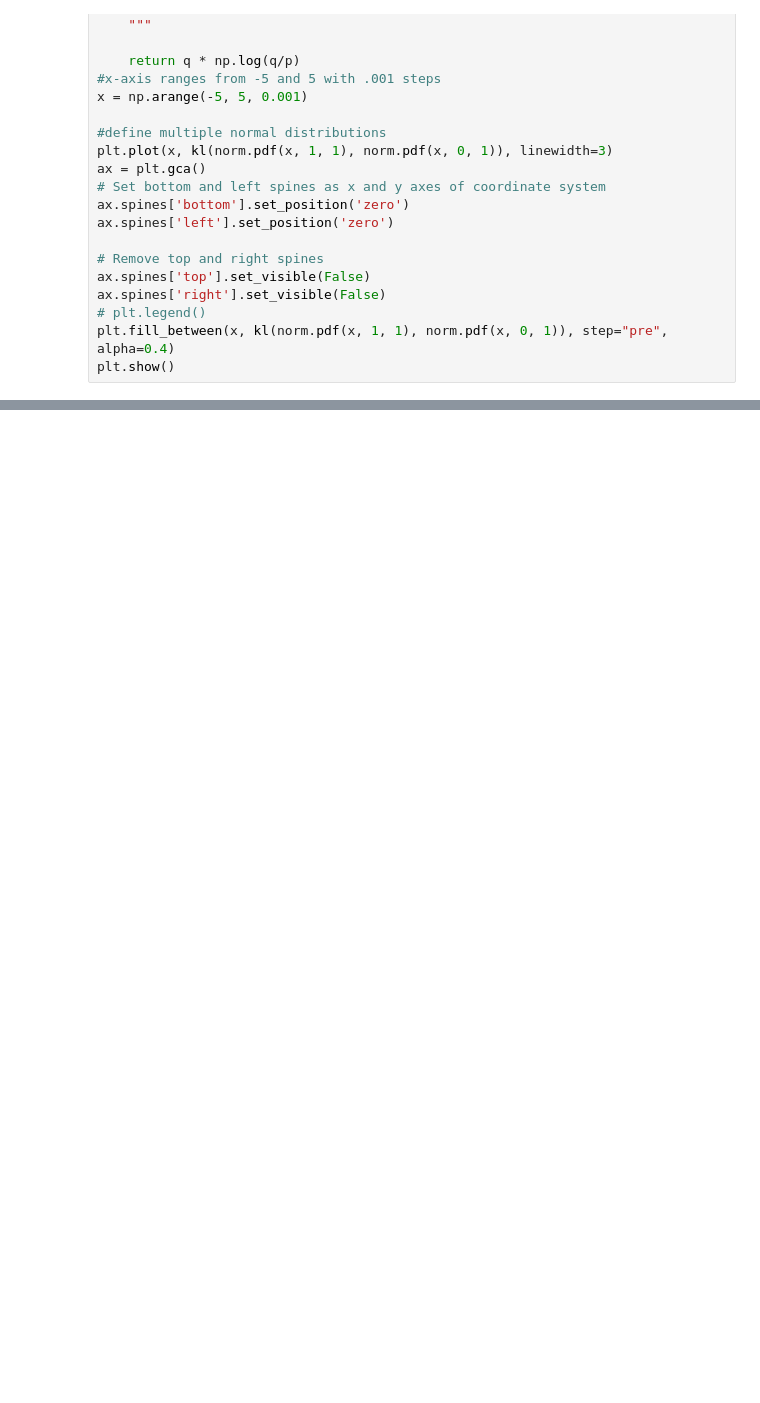
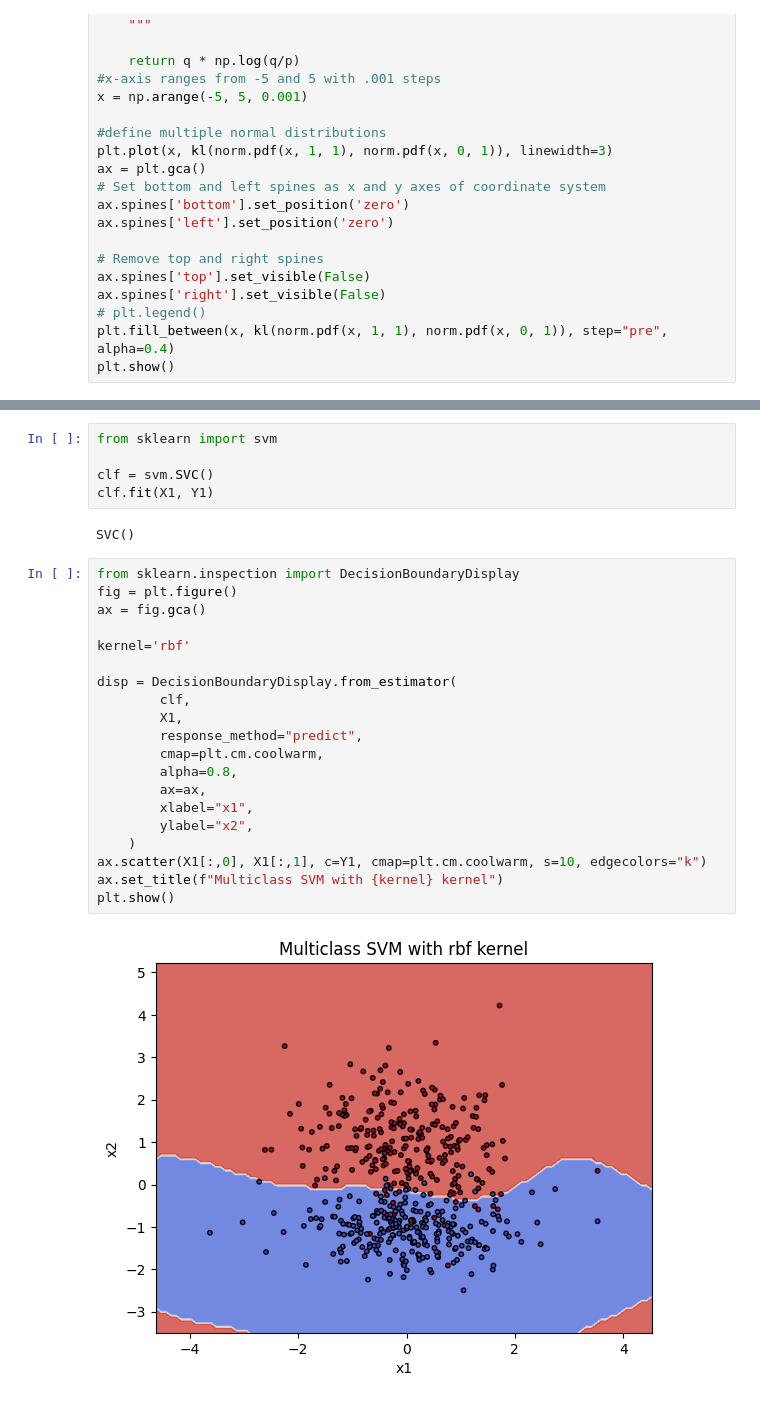
Before and after one commit to BastianSpatz/Deep-Bayesian-Active-Learning-for-Covid-19, a Jupyter notebook: notebooks/visualization.ipynb, the cells around one changed output, grey strips where cells are left out. Saved outputs shown, nothing was run; the diff lists cells and outputs as text; blank space fills up the shorter version.

```diff
--- a/notebooks/visualization.ipynb
+++ b/notebooks/visualization.ipynb
@@ -354,0 +303,29 @@ plt.show()
+# %%
+from sklearn import svm
+
+clf = svm.SVC()
+clf.fit(X1, Y1)
+# %% [output]
+SVC()
+# %%
+from sklearn.inspection import DecisionBoundaryDisplay
+fig = plt.figure()
+ax = fig.gca()
+
+kernel='rbf'
+
+disp = DecisionBoundaryDisplay.from_estimator(
+        clf,
+        X1,
+        response_method="predict",
+        cmap=plt.cm.coolwarm,
+        alpha=0.8,
+        ax=ax,
+        xlabel="x1",
+        ylabel="x2",
+    )
+ax.scatter(X1[:,0], X1[:,1], c=Y1, cmap=plt.cm.coolwarm, s=10, edgecolors="k")
+ax.set_title(f"Multiclass SVM with {kernel} kernel")
+plt.show()
+# %% [output]
+[figure, added]
```
Also changed, not shown: parts of 15 cells of this notebook, 4 other files.
